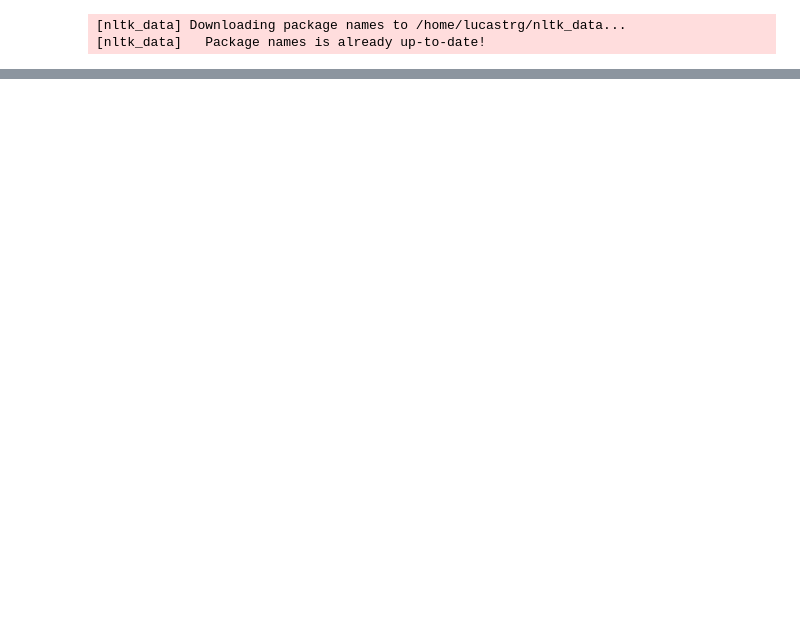
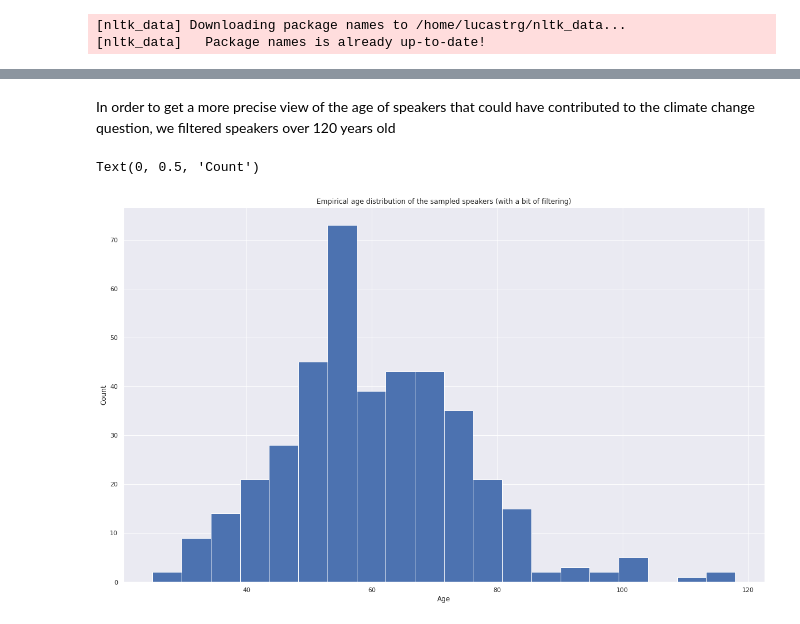
Before and after one commit to epfl-ada/ada-2021-project-adada-sur-mon-bidet, a Jupyter notebook: wikipedia.ipynb, the cells around one changed output, grey strips where cells are left out. Drawn from its saved outputs; the diff is of its cells as text; code cells hidden in the pictures; blank space fills up the shorter version.

```diff
--- a/wikipedia.ipynb
+++ b/wikipedia.ipynb
@@ -384,3 +354,13 @@ plt.hist(ages,bins=20)
+# %% [markdown]
+In order to get a more precise view of the age of speakers that could have contributed to the climate change question, we filtered speakers over 120 years old
+# %%
+plt.hist(ages,bins=20)
+plt.title("Empirical age distribution of the sampled speakers (with a bit of filtering)")
+plt.xlabel("Age")
+plt.ylabel("Count")
+# %% [output]
+Text(0, 0.5, 'Count')
+[figure, added]
 # %%
 big_dict={}
 for speaker in speaker_content:
```
Also changed, not shown: parts of 38 cells of this notebook, 3 other files.
